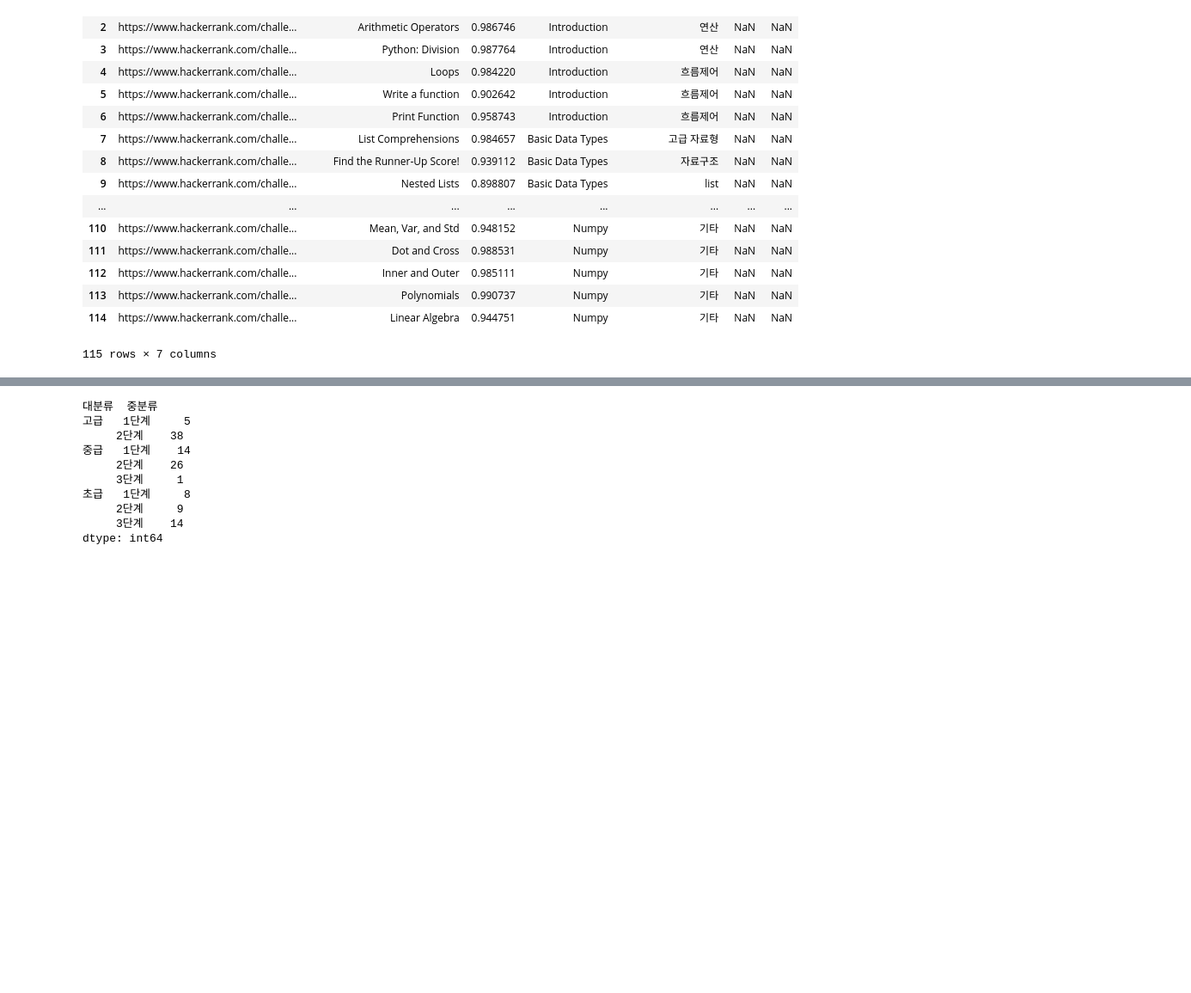
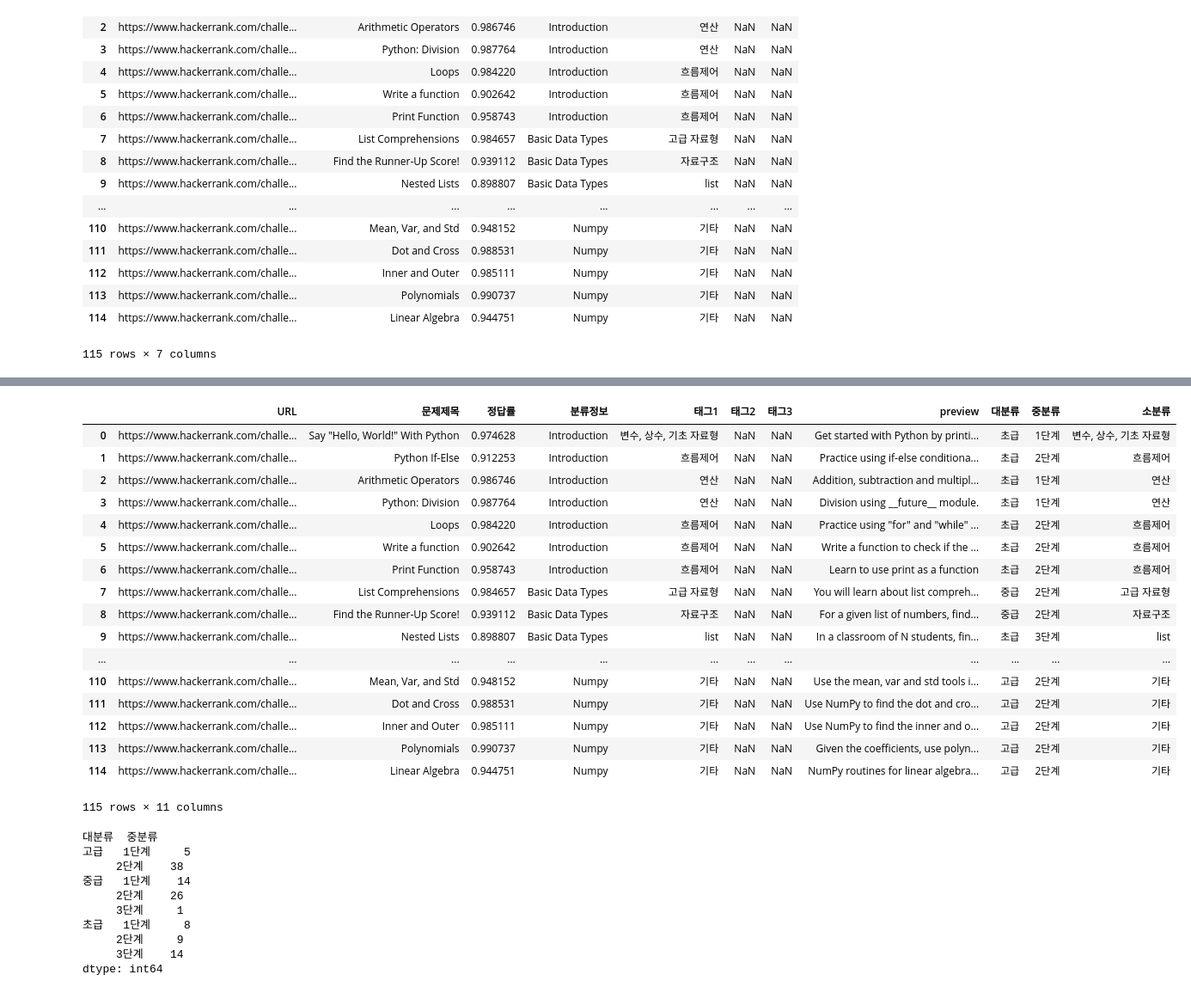
Before and after one commit to skkuse/2019spring_01class_team4, a Jupyter notebook: data/Problem_ex.ipynb, the cells around one changed output, grey strips where cells are left out. Shown at 86% size. Drawn from its saved outputs; the diff is of its cells as text; code cells hidden in the pictures; blank space fills up the shorter version.

```diff
--- a/data/Problem_ex.ipynb
+++ b/data/Problem_ex.ipynb
@@ -74,4 +86,25 @@ See the caveats in the documentation: http://pandas.pydata.org/pandas-docs/stabl
 df_bj2 = df_bj.merge(df_cate2,how='left',left_on=['태그1'],right_on=['소분류'])
 # %%
 df_hr2 = df_hr.merge(df_cate2,how='left',left_on=['태그1'],right_on=['소분류'])
+# %%
+df_hr2
+# %% [output]
+|  | URL | 문제제목 | 정답률 | 분류정보 | 태그1 | 태그2 | 태그3 | preview | 대분류 | 중분류 | 소분류 |
+| 0 | https://www.hackerrank.com/challe... | Say "Hello, World!" With Python | 0.974628 | Introduction | 변수, 상수, 기초 자료형 | NaN | NaN | Get started with Python by printi... | 초급 | 1단계 | 변수, 상수, 기초 자료형 |
+| 1 | https://www.hackerrank.com/challe... | Python If-Else | 0.912253 | Introduction | 흐름제어 | NaN | NaN | Practice using if-else conditiona... | 초급 | 2단계 | 흐름제어 |
+| 2 | https://www.hackerrank.com/challe... | Arithmetic Operators | 0.986746 | Introduction | 연산 | NaN | NaN | Addition, subtraction and multipl... | 초급 | 1단계 | 연산 |
+| 3 | https://www.hackerrank.com/challe... | Python: Division | 0.987764 | Introduction | 연산 | NaN | NaN | Division using __future__ module. | 초급 | 1단계 | 연산 |
+| 4 | https://www.hackerrank.com/challe... | Loops | 0.984220 | Introduction | 흐름제어 | NaN | NaN | Practice using "for" and "while" ... | 초급 | 2단계 | 흐름제어 |
+| 5 | https://www.hackerrank.com/challe... | Write a function | 0.902642 | Introduction | 흐름제어 | NaN | NaN | Write a function to check if the ... | 초급 | 2단계 | 흐름제어 |
+| 6 | https://www.hackerrank.com/challe... | Print Function | 0.958743 | Introduction | 흐름제어 | NaN | NaN | Learn to use print as a function | 초급 | 2단계 | 흐름제어 |
+| 7 | https://www.hackerrank.com/challe... | List Comprehensions | 0.984657 | Basic Data Types | 고급 자료형 | NaN | NaN | You will learn about list compreh... | 중급 | 2단계 | 고급 자료형 |
+| 8 | https://www.hackerrank.com/challe... | Find the Runner-Up Score! | 0.939112 | Basic Data Types | 자료구조 | NaN | NaN | For a given list of numbers, find... | 중급 | 2단계 | 자료구조 |
+| 9 | https://www.hackerrank.com/challe... | Nested Lists | 0.898807 | Basic Data Types | list | NaN | NaN | In a classroom of N students, fin... | 초급 | 3단계 | list |
+| ... | ... | ... | ... | ... | ... | ... | ... | ... | ... | ... | ... |
+| 110 | https://www.hackerrank.com/challe... | Mean, Var, and Std | 0.948152 | Numpy | 기타 | NaN | NaN | Use the mean, var and std tools i... | 고급 | 2단계 | 기타 |
+| 111 | https://www.hackerrank.com/challe... | Dot and Cross | 0.988531 | Numpy | 기타 | NaN | NaN | Use NumPy to find the dot and cro... | 고급 | 2단계 | 기타 |
+| 112 | https://www.hackerrank.com/challe... | Inner and Outer | 0.985111 | Numpy | 기타 | NaN | NaN | Use NumPy to find the inner and o... | 고급 | 2단계 | 기타 |
+| 113 | https://www.hackerrank.com/challe... | Polynomials | 0.990737 | Numpy | 기타 | NaN | NaN | Given the coefficients, use polyn... | 고급 | 2단계 | 기타 |
+| 114 | https://www.hackerrank.com/challe... | Linear Algebra | 0.944751 | Numpy | 기타 | NaN | NaN | NumPy routines for linear algebra... | 고급 | 2단계 | 기타 |
+115 rows × 11 columns
 # %%
```
Also changed, not shown: parts of 17 cells of this notebook, 19 other files.
